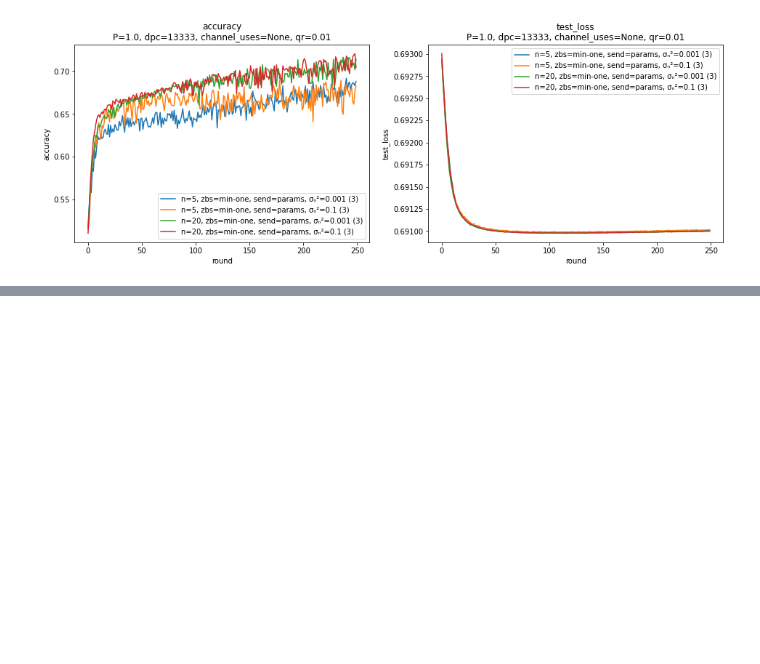
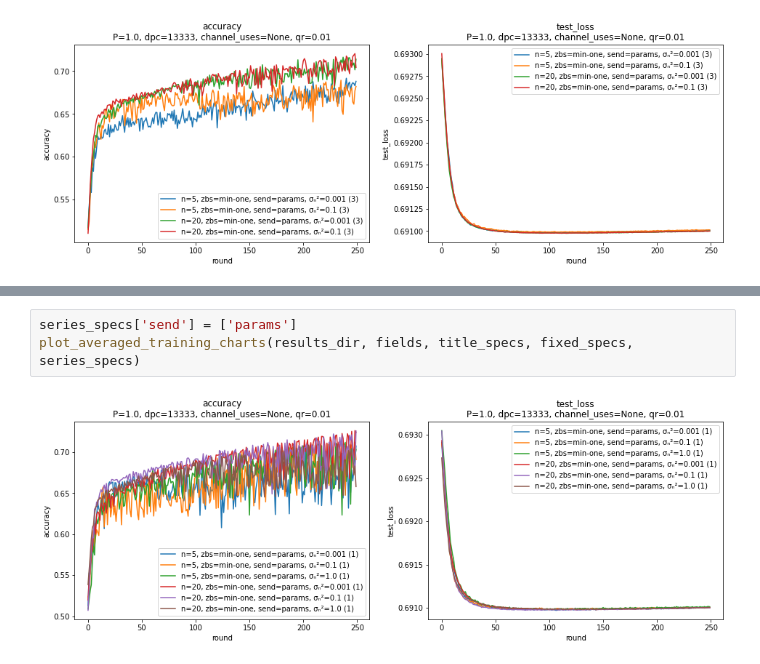
Before and after one commit to czlee/kyanite, a Jupyter notebook: misc-plots-2.ipynb, the cells around one changed output, grey strips where cells are left out. Saved outputs shown, nothing was run; the diff lists cells and outputs as text; blank space fills up the shorter version.

```diff
--- a/misc-plots-2.ipynb
+++ b/misc-plots-2.ipynb
@@ -152,0 +179,5 @@ plot_averaged_training_charts(results_dir, fields, title_specs, fixed_specs, ser
+# %%
+series_specs['send'] = ['params']
+plot_averaged_training_charts(results_dir, fields, title_specs, fixed_specs, series_specs)
+# %% [output]
+[figure, added]
```
Also changed, not shown: parts of 4 cells of this notebook.
